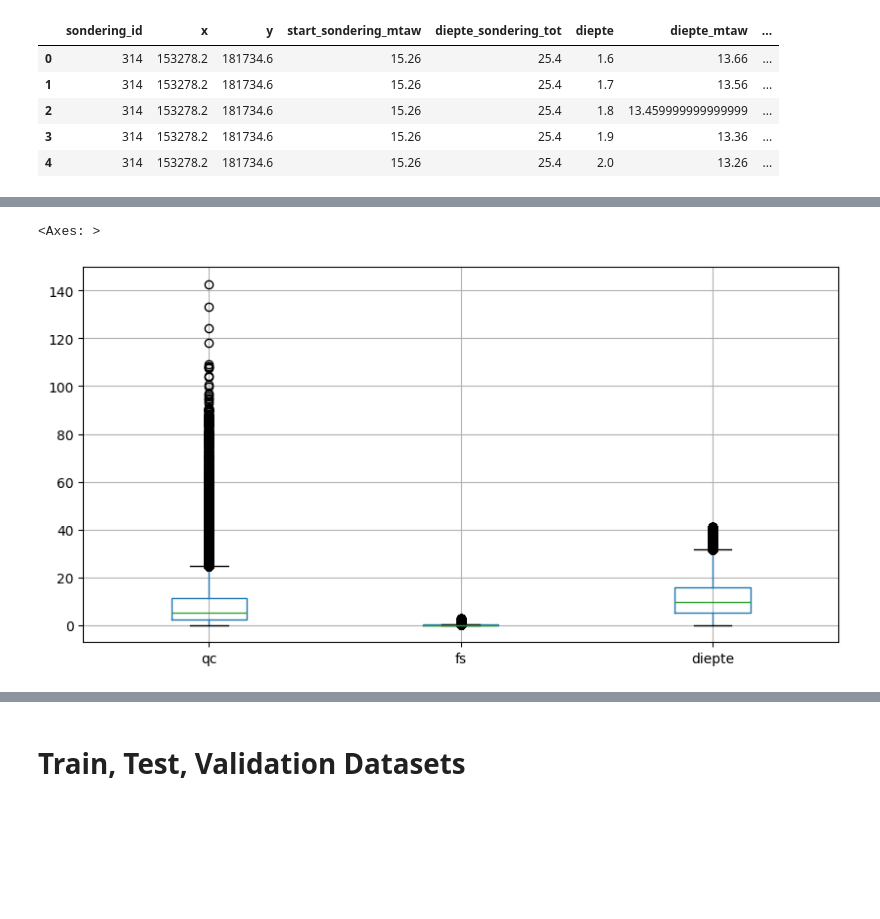
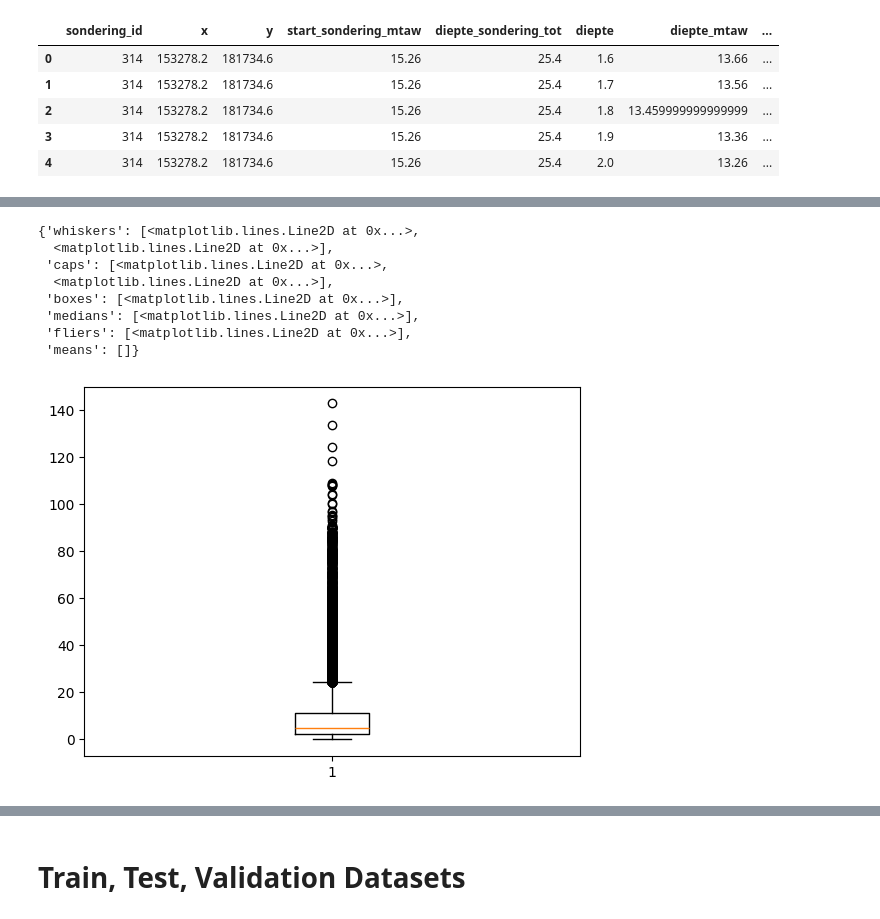
Before and after one commit to erickamabilin/PDS_MAEPS, a Jupyter notebook: CPT_MAEPS.ipynb, the cells around one changed output, grey strips where cells are left out. Saved outputs shown, nothing was run; the diff lists cells and outputs as text; code cells hidden in the pictures; blank space fills up the shorter version.

```diff
--- a/CPT_MAEPS.ipynb
+++ b/CPT_MAEPS.ipynb
@@ -159,8 +159,28 @@ Data loaded from raw.labelled_cpt
 | 3 | 314 | 153278.2 | 181734.6 | 15.26 | 25.4 | 1.9 | 13.36 | ... |
 | 4 | 314 | 153278.2 | 181734.6 | 15.26 | 25.4 | 2.0 | 13.26 | ... |
 # %%
-numeric_cols = ['qc', 'fs', 'diepte']
-labeled_data[numeric_cols] = labeled_data[numeric_cols].apply(pd.to_numeric, errors='coerce')
+numeric_cols = ['x',
+ 'y',
+ 'start_sondering_mtaw',
+ 'diepte_sondering_tot',
+ 'diepte',
+ 'diepte_mtaw',
+ 'qc',
+ 'fs',
+ 'qtn',
+ 'rf',
+ 'fr',
+ 'icn',
+ 'sbt',
+ 'ksbt']
+labeled_data[numeric_cols] = labeled_data[numeric_cols].apply(pd.to_numeric)
+# %%
+# Run only if we want to separate layers with two labels with + separator
+# Split two layers in one label
+labeled_data['lithostrat_id'] = labeled_data['lithostrat_id'].str.split(r'\s*\+\s*')
+
+# Expand each list into multiple rows
+labeled_data = labeled_data.explode('lithostrat_id', ignore_index=True)
 # %%
 # Check Missingness
 labeled_data.describe(include='all')
@@ -180,6 +200,13 @@ labeled_data.describe(include='all')
 # %%
 # Check Range
-labeled_data[numeric_cols].boxplot(figsize=(10, 5))
+plt.boxplot(labeled_data['qc'])
 # %% [output]
-<Axes: >
+{'whiskers': [<matplotlib.lines.Line2D at 0x...>,
+  <matplotlib.lines.Line2D at 0x...>],
+ 'caps': [<matplotlib.lines.Line2D at 0x...>,
+  <matplotlib.lines.Line2D at 0x...>],
+ 'boxes': [<matplotlib.lines.Line2D at 0x...>],
+ 'medians': [<matplotlib.lines.Line2D at 0x...>],
+ 'fliers': [<matplotlib.lines.Line2D at 0x...>],
+ 'means': []}
-[figure, old version]
+[figure, new version]
```
Also changed, not shown: parts of 12 cells of this notebook.
